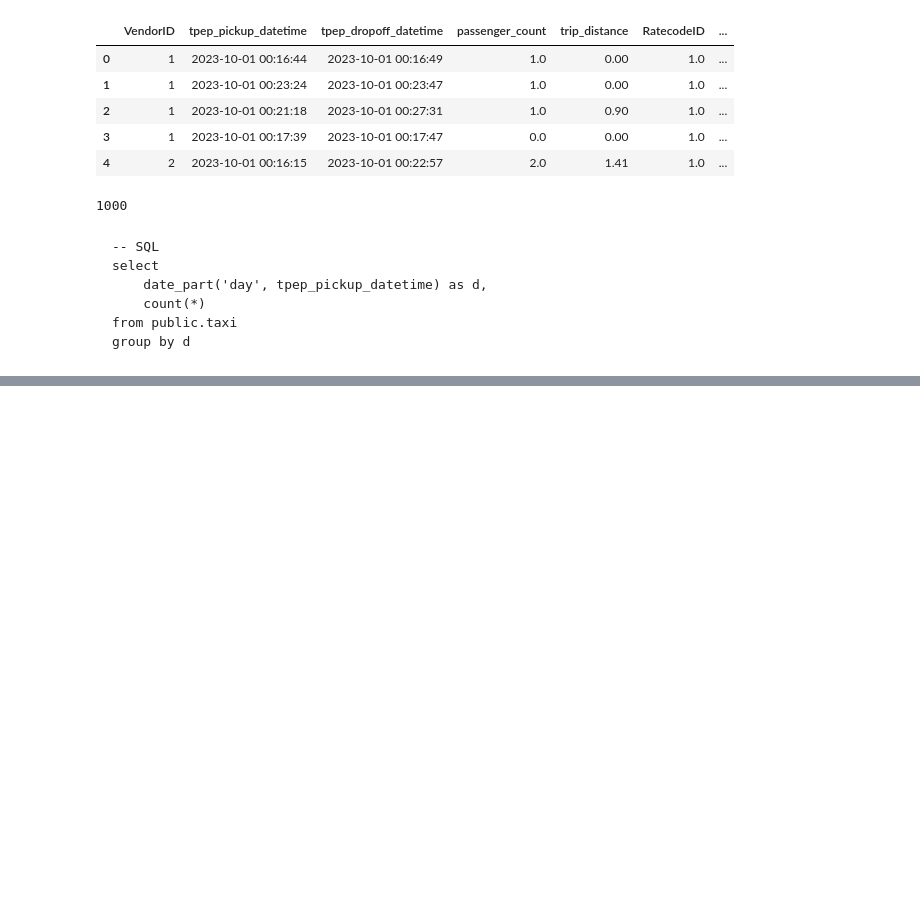
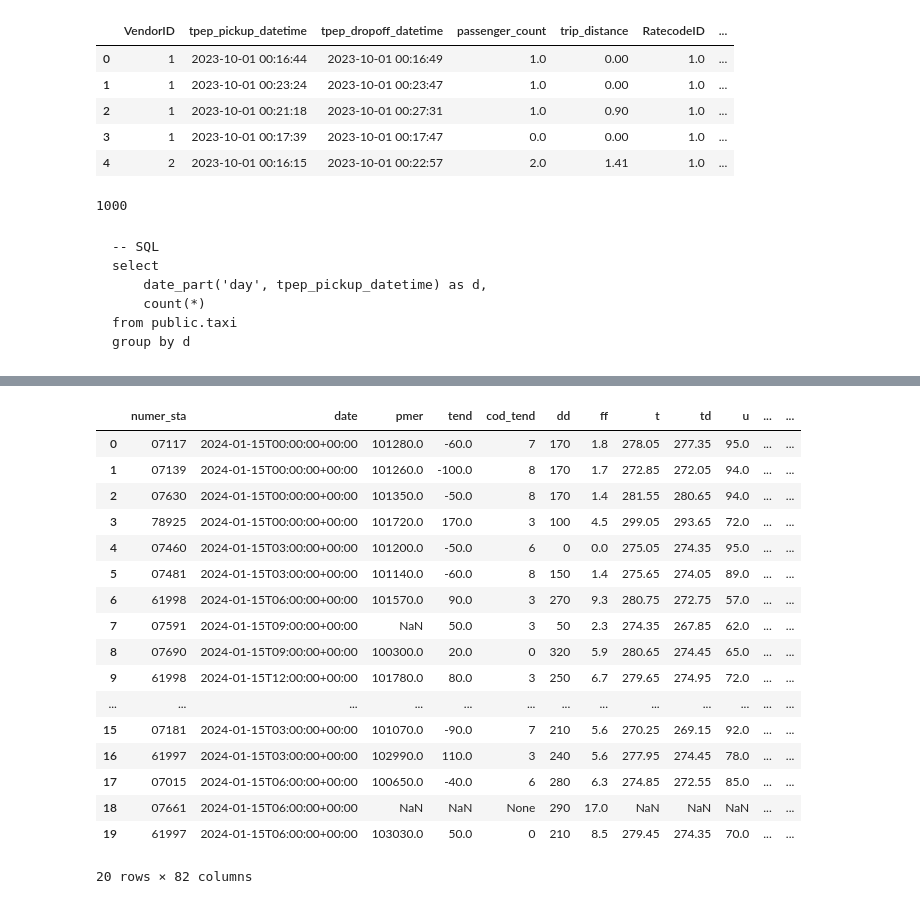
Before and after one commit to Bl3f/ensai-2024, a Jupyter notebook: Jour 1.ipynb, the cells around one changed output, grey strips where cells are left out. Saved outputs shown, nothing was run; the diff lists cells and outputs as text; code cells hidden in the pictures; blank space fills up the shorter version.

```diff
--- a/Jour 1.ipynb
+++ b/Jour 1.ipynb
@@ -111,0 +153,21 @@ group by d
+# %%
+pd.read_parquet("/Users/blef/Downloads/2024-01-15(2).dms")
+# %% [output]
+|  | numer_sta | date | pmer | tend | cod_tend | dd | ff | t | td | u | ... | ... |
+| 0 | 07117 | 2024-01-15T00:00:00+00:00 | 101280.0 | -60.0 | 7 | 170 | 1.8 | 278.05 | 277.35 | 95.0 | ... | ... |
+| 1 | 07139 | 2024-01-15T00:00:00+00:00 | 101260.0 | -100.0 | 8 | 170 | 1.7 | 272.85 | 272.05 | 94.0 | ... | ... |
+| 2 | 07630 | 2024-01-15T00:00:00+00:00 | 101350.0 | -50.0 | 8 | 170 | 1.4 | 281.55 | 280.65 | 94.0 | ... | ... |
+| 3 | 78925 | 2024-01-15T00:00:00+00:00 | 101720.0 | 170.0 | 3 | 100 | 4.5 | 299.05 | 293.65 | 72.0 | ... | ... |
+| 4 | 07460 | 2024-01-15T03:00:00+00:00 | 101200.0 | -50.0 | 6 | 0 | 0.0 | 275.05 | 274.35 | 95.0 | ... | ... |
+| 5 | 07481 | 2024-01-15T03:00:00+00:00 | 101140.0 | -60.0 | 8 | 150 | 1.4 | 275.65 | 274.05 | 89.0 | ... | ... |
+| 6 | 61998 | 2024-01-15T06:00:00+00:00 | 101570.0 | 90.0 | 3 | 270 | 9.3 | 280.75 | 272.75 | 57.0 | ... | ... |
+| 7 | 07591 | 2024-01-15T09:00:00+00:00 | NaN | 50.0 | 3 | 50 | 2.3 | 274.35 | 267.85 | 62.0 | ... | ... |
+| 8 | 07690 | 2024-01-15T09:00:00+00:00 | 100300.0 | 20.0 | 0 | 320 | 5.9 | 280.65 | 274.45 | 65.0 | ... | ... |
+| 9 | 61998 | 2024-01-15T12:00:00+00:00 | 101780.0 | 80.0 | 3 | 250 | 6.7 | 279.65 | 274.95 | 72.0 | ... | ... |
+| ... | ... | ... | ... | ... | ... | ... | ... | ... | ... | ... | ... | ... |
+| 15 | 07181 | 2024-01-15T03:00:00+00:00 | 101070.0 | -90.0 | 7 | 210 | 5.6 | 270.25 | 269.15 | 92.0 | ... | ... |
+| 16 | 61997 | 2024-01-15T03:00:00+00:00 | 102990.0 | 110.0 | 3 | 240 | 5.6 | 277.95 | 274.45 | 78.0 | ... | ... |
+| 17 | 07015 | 2024-01-15T06:00:00+00:00 | 100650.0 | -40.0 | 6 | 280 | 6.3 | 274.85 | 272.55 | 85.0 | ... | ... |
+| 18 | 07661 | 2024-01-15T06:00:00+00:00 | NaN | NaN | None | 290 | 17.0 | NaN | NaN | NaN | ... | ... |
+| 19 | 61997 | 2024-01-15T06:00:00+00:00 | 103030.0 | 50.0 | 0 | 210 | 8.5 | 279.45 | 274.35 | 70.0 | ... | ... |
+20 rows × 82 columns
```
Also changed, not shown: parts of 4 cells of this notebook, 4 other files.
